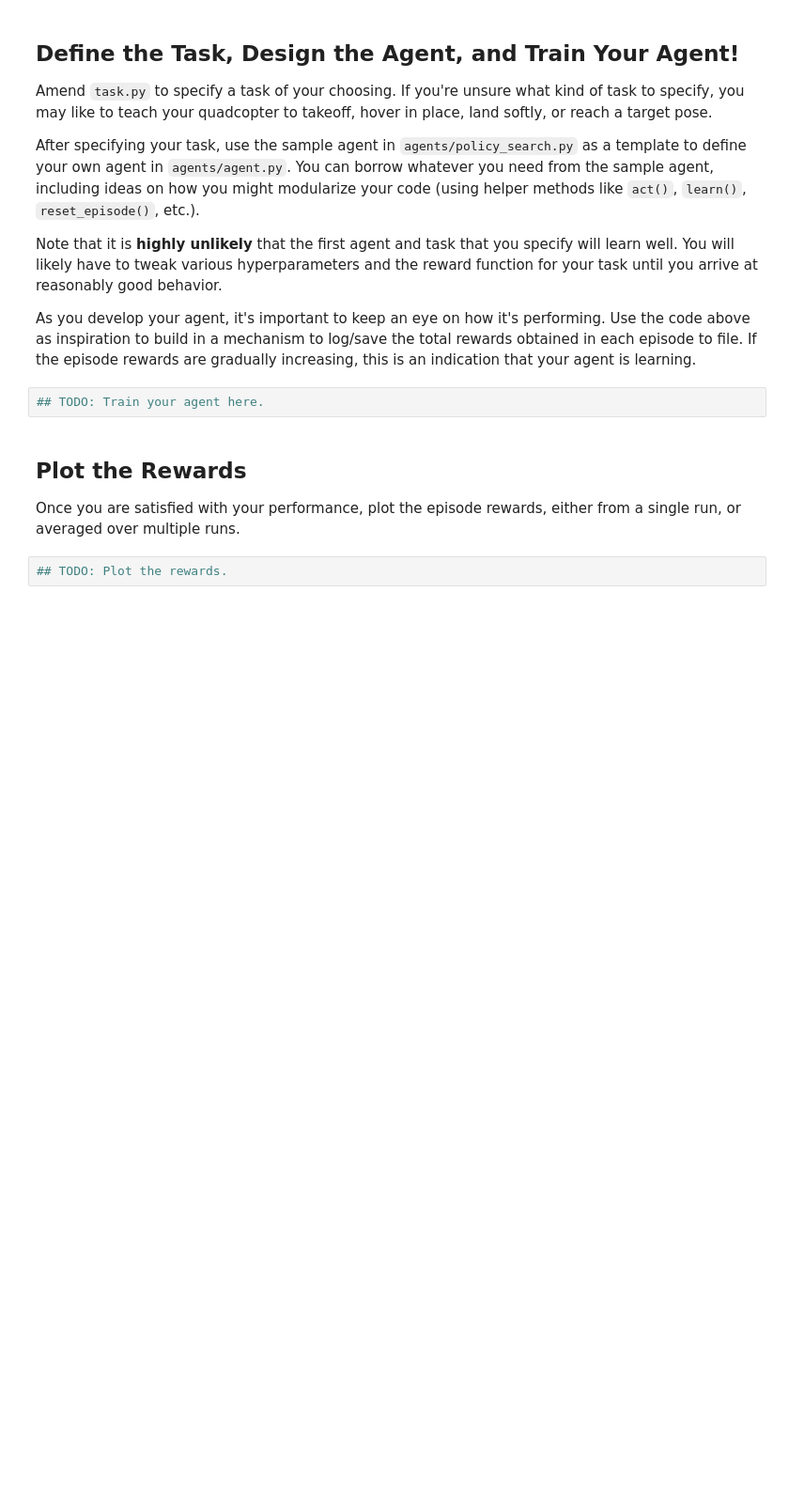
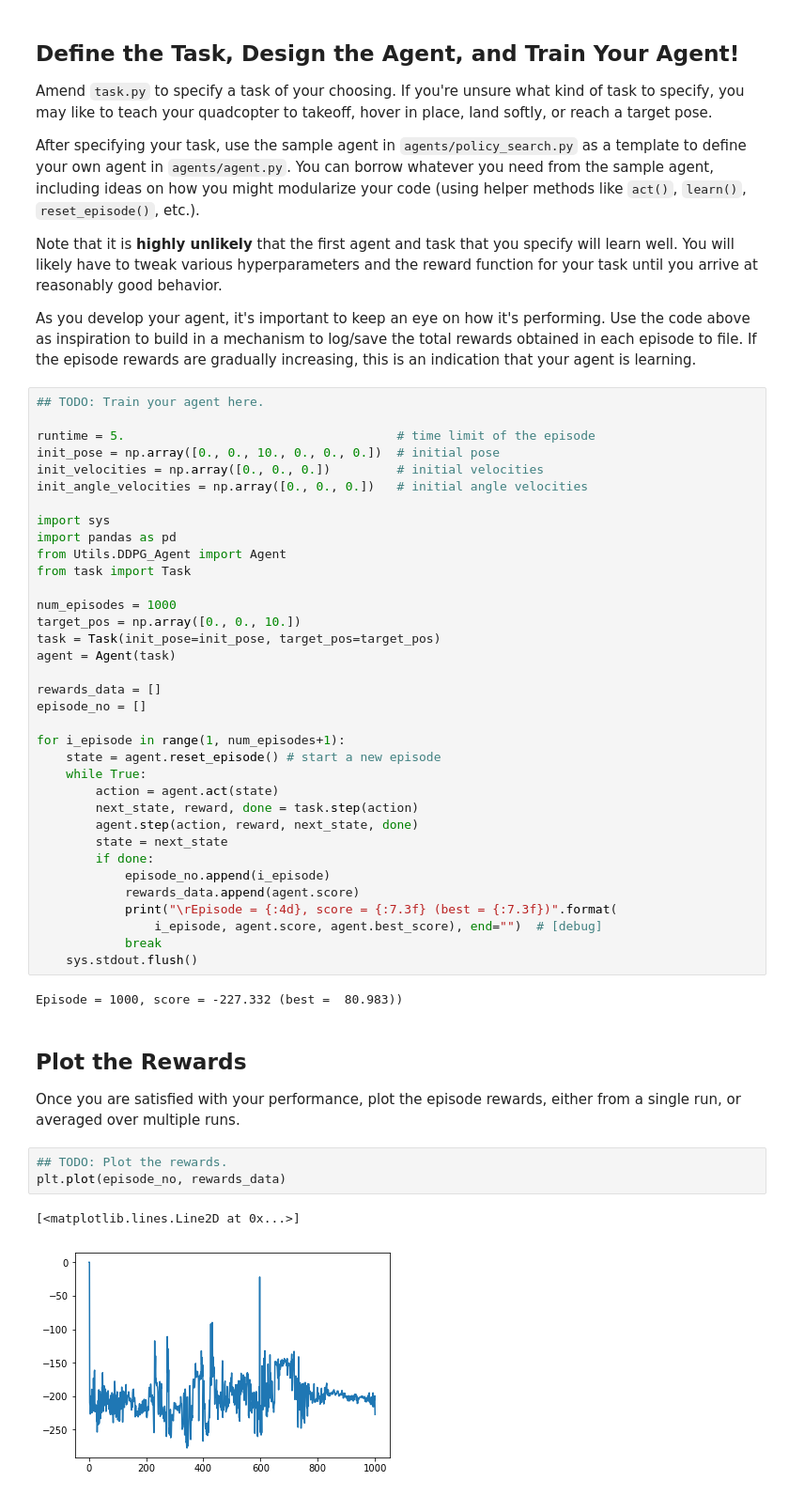
Before and after one commit to neelanshsahai/Quadcopter-Project, a Jupyter notebook: Quadcopter_Project.ipynb, the cells around one changed output. Shown at 94% size. Saved outputs shown, nothing was run; the diff lists cells and outputs as text; blank space fills up the shorter version.

```diff
--- a/Quadcopter_Project.ipynb
+++ b/Quadcopter_Project.ipynb
@@ -209,11 +224,50 @@ After specifying your task, use the sample agent in `agents/policy_search.py` as
 Note that it is **highly unlikely** that the first agent and task that you specify will learn well.  You will likely have to tweak various hyperparameters and the reward function for your task until you arrive at reasonably good behavior.
 
 As you develop your agent, it's important to keep an eye on how it's performing. Use the code above as inspiration to build in a mechanism to log/save the total rewards obtained in each episode to file.  If the episode rewards are gradually increasing, this is an indication that your agent is learning.
-# %%
-## TODO: Train your agent here.
+# %%
+## TODO: Train your agent here.
+
+runtime = 5.                                     # time limit of the episode
+init_pose = np.array([0., 0., 10., 0., 0., 0.])  # initial pose
+init_velocities = np.array([0., 0., 0.])         # initial velocities
+init_angle_velocities = np.array([0., 0., 0.])   # initial angle velocities
+
+import sys
+import pandas as pd
+from Utils.DDPG_Agent import Agent
+from task import Task
+
+num_episodes = 1000
+target_pos = np.array([0., 0., 10.])
+task = Task(init_pose=init_pose, target_pos=target_pos)
+agent = Agent(task)
+
+rewards_data = []
+episode_no = []
+
+for i_episode in range(1, num_episodes+1):
+    state = agent.reset_episode() # start a new episode
+    while True:
+        action = agent.act(state)
+        next_state, reward, done = task.step(action)
+        agent.step(action, reward, next_state, done)
+        state = next_state
+        if done:
+            episode_no.append(i_episode)
+            rewards_data.append(agent.score)
+            print("\rEpisode = {:4d}, score = {:7.3f} (best = {:7.3f})".format(
+                i_episode, agent.score, agent.best_score), end="")  # [debug]
+            break
+    sys.stdout.flush()
+# %% [output]
+Episode = 1000, score = -227.332 (best =  80.983))
 # %% [markdown]
 ## Plot the Rewards
 
 Once you are satisfied with your performance, plot the episode rewards, either from a single run, or averaged over multiple runs.
 # %%
 ## TODO: Plot the rewards.
+plt.plot(episode_no, rewards_data)
+# %% [output]
+[<matplotlib.lines.Line2D at 0x...>]
+[figure, added]
```
Also changed, not shown: parts of 14 cells of this notebook, 6 other files.
